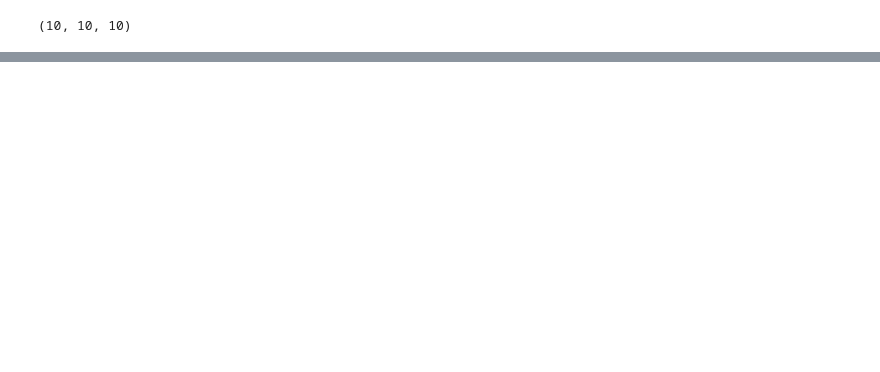
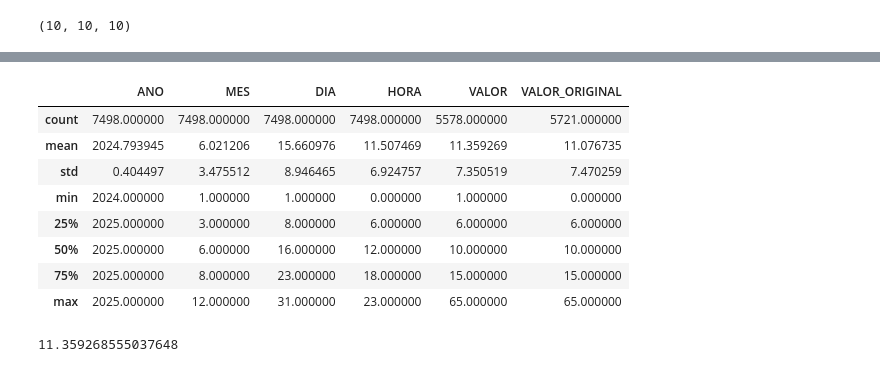
Before and after one commit to Jubachinski/python_env_app, a Jupyter notebook: notebooks/Aula3.ipynb, the cells around one changed output, grey strips where cells are left out. Drawn from its saved outputs; the diff is of its cells as text; code cells hidden in the pictures; blank space fills up the shorter version.

```diff
--- a/notebooks/Aula3.ipynb
+++ b/notebooks/Aula3.ipynb
@@ -196,0 +301,4 @@ array([[0.70948463, 0.40489789],
+# %%
+# Inserindo um valor
+df.loc[1,'VALOR'] = -1
+print(df['VALOR'])
@@ -196,0 +318,4 @@ array([[0.70948463, 0.40489789],
+# %%
+#Substituindo valores ruins
+df.loc[df['VALOR']<0,'VALOR'] = np.nan
+df['VALOR']
@@ -196,0 +335,17 @@ array([[0.70948463, 0.40489789],
+# %%
+#Estátistica
+df.describe()
+# %% [output]
+|  | ANO | MES | DIA | HORA | VALOR | VALOR_ORIGINAL |
+| count | 7498.000000 | 7498.000000 | 7498.000000 | 7498.000000 | 5578.000000 | 5721.000000 |
+| mean | 2024.793945 | 6.021206 | 15.660976 | 11.507469 | 11.359269 | 11.076735 |
+| std | 0.404497 | 3.475512 | 8.946465 | 6.924757 | 7.350519 | 7.470259 |
+| min | 2024.000000 | 1.000000 | 1.000000 | 0.000000 | 1.000000 | 0.000000 |
+| 25% | 2025.000000 | 3.000000 | 8.000000 | 6.000000 | 6.000000 | 6.000000 |
+| 50% | 2025.000000 | 6.000000 | 16.000000 | 12.000000 | 10.000000 | 10.000000 |
+| 75% | 2025.000000 | 8.000000 | 23.000000 | 18.000000 | 15.000000 | 15.000000 |
+| max | 2025.000000 | 12.000000 | 31.000000 | 23.000000 | 65.000000 | 65.000000 |
+# %%
+print(df["VALOR"].mean())
+# %% [output]
+11.359268555037648
```
Also changed, not shown: parts of 26 cells of this notebook.
